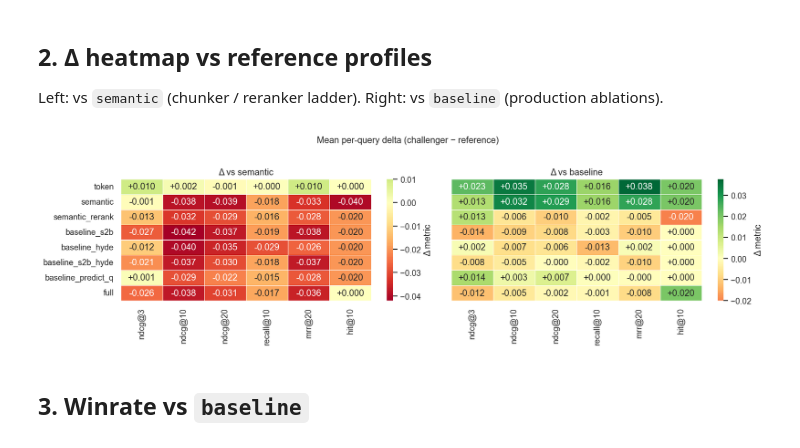
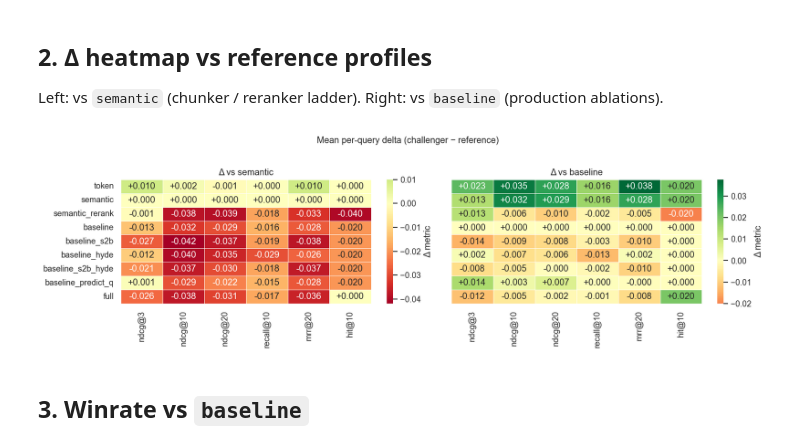
Before and after one commit to ccJoeyClaire/composer-agentic_rag, a Jupyter notebook: _eval_/analysis/visual/nfcorpus.ipynb, the cells around one changed output. Cells and saved outputs as stored; diff of their text form; code cells hidden in the pictures.

```diff
--- a/_eval_/analysis/visual/nfcorpus.ipynb
+++ b/_eval_/analysis/visual/nfcorpus.ipynb
@@ -138,45 +138,49 @@ display(mean_df.round(3))
 Left: vs `semantic` (chunker / reranker ladder). Right: vs `baseline` (production ablations).
 # %%
 def delta_df(reference: str, metric_subset: list[str] | None = None) -> pd.DataFrame:
+    metric_list = metric_subset or metrics
     table = mean_delta_table(
         run,
         reference_profile=reference,
-        metrics=metric_subset or metrics,
+        metrics=metric_list,
     )
+    # mean_delta_table skips the reference; add a zero row so sharey heatmaps
+    # keep the same y-axis labels and the reference shows as Δ=0.
+    table[reference] = {m: 0.0 for m in metric_list}
     df = pd.DataFrame(table).T
     order = [p for p in ABLATION_ORDER if p in df.index]
     rest = [p for p in df.index if p not in order]
     return df.loc[order + rest]
 
 
 focus_metrics = [m for m in ["ndcg@3", "ndcg@10", "ndcg@20", "recall@10", "mrr@20", "hit@10"] if m in metrics]
 
 delta_sem = delta_df(REF_CHUNKER, focus_metrics)
 delta_base = delta_df(REF_PRODUCTION, focus_metrics)
 
 fig, axes = plt.subplots(1, 2, figsize=(14, max(4, 0.45 * len(delta_sem))), sharey=True)
 for ax, df, ref in [
     (axes[0], delta_sem, REF_CHUNKER),
     (axes[1], delta_base, REF_PRODUCTION),
 ]:
     sns.heatmap(
         df,
         annot=True,
         fmt="+.3f",
         cmap="RdYlGn",
         center=0,
         linewidths=0.5,
         ax=ax,
         cbar_kws={"label": "Δ metric"},
     )
     ax.set_title(f"Δ vs {ref}")
     ax.set_xlabel("")
 
 fig.suptitle("Mean per-query delta (challenger − reference)", y=1.02, fontsize=12)
 plt.tight_layout()
 plt.show()
 # %% [output]
-[figure, old version]
+[figure, new version]
 # %% [markdown]
 ## 3. Winrate vs `baseline`
 # %%
```
Also changed, not shown: parts of 1 cell of this notebook, 30 other files.
